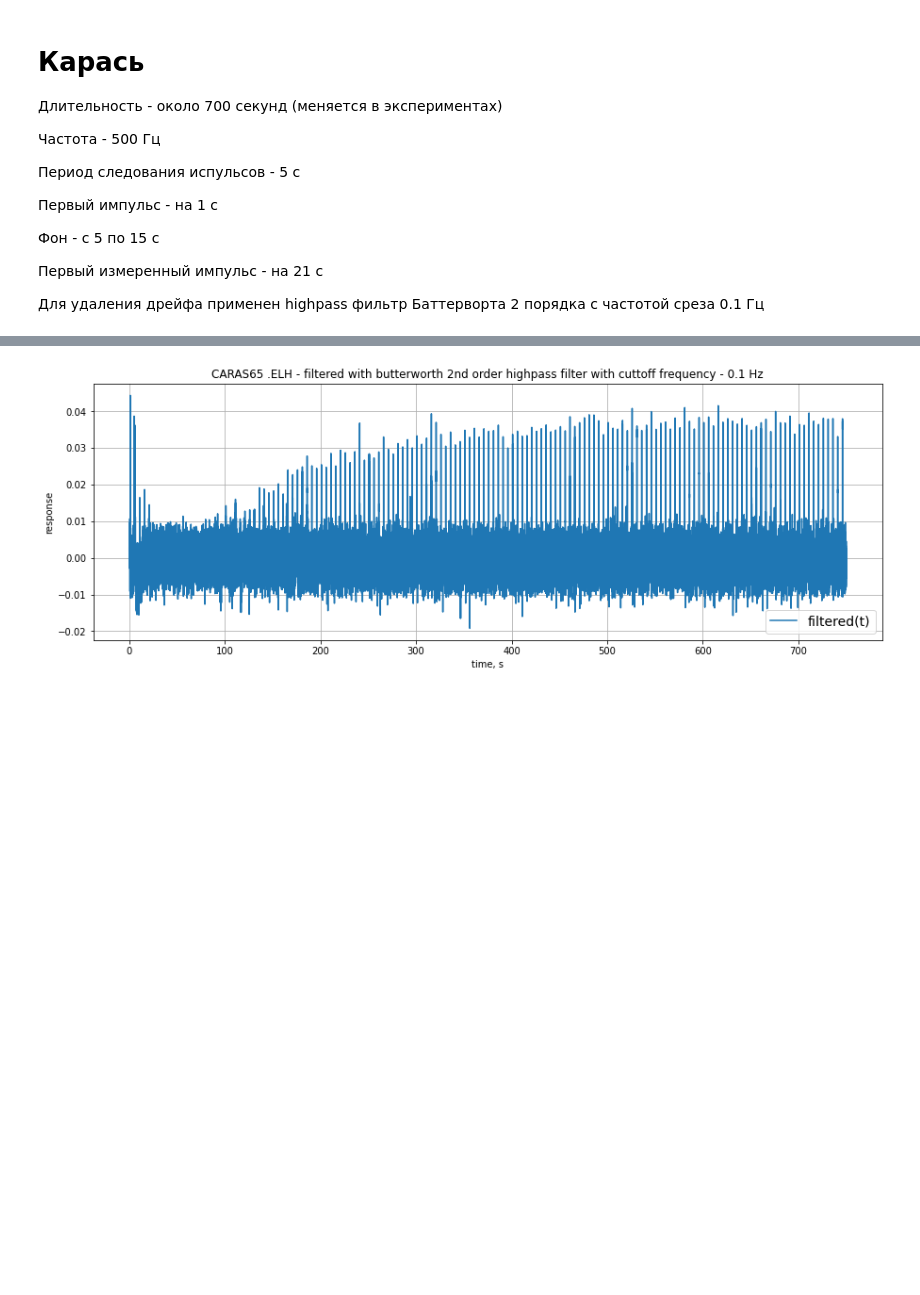
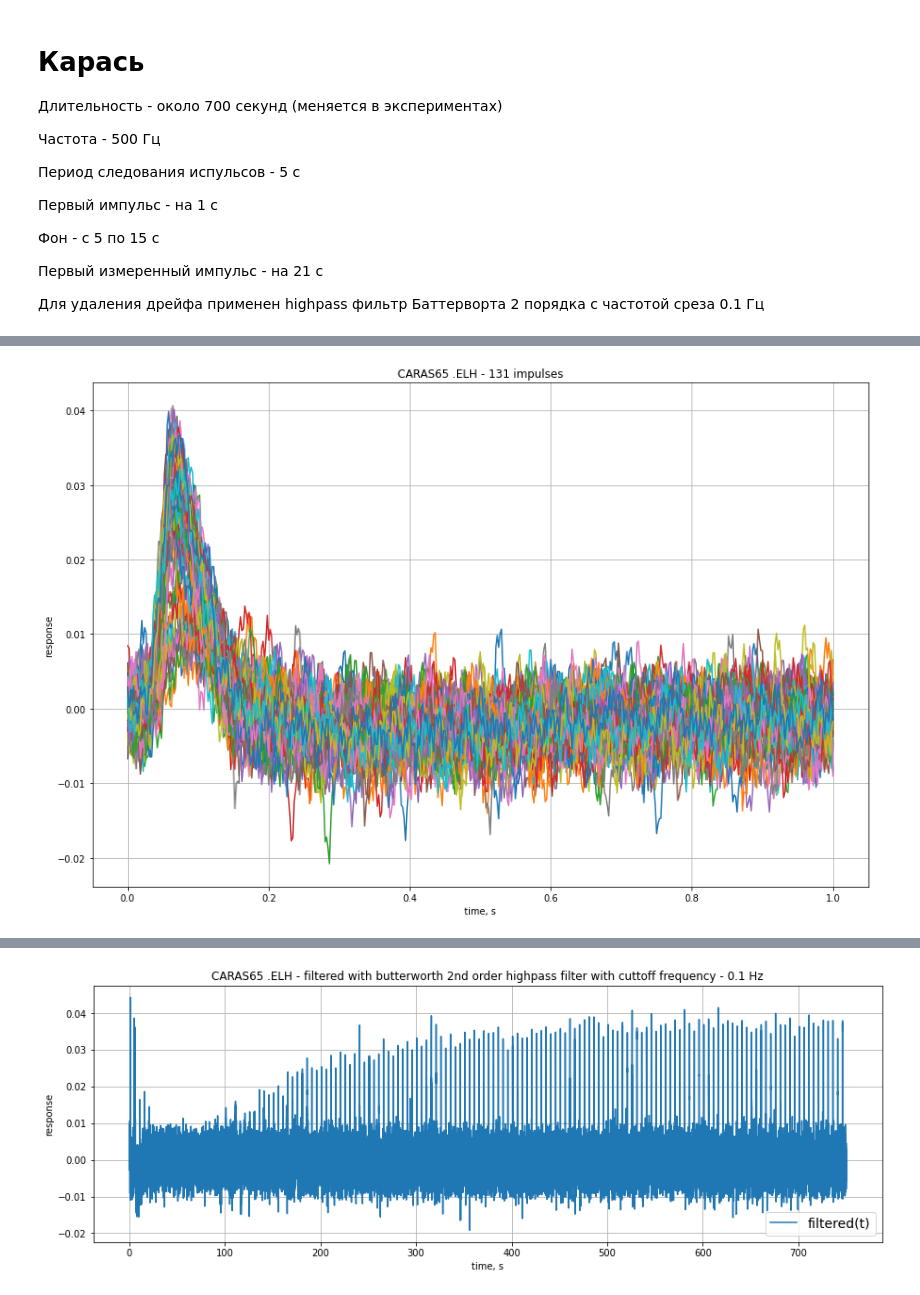
Before and after one commit to AndreiZherder/adaptation-memory, a Jupyter notebook: carassius.ipynb, the cells around one changed output, grey strips where cells are left out. Drawn from its saved outputs; the diff is of its cells as text; code cells hidden in the pictures; blank space fills up the shorter version.

```diff
--- a/carassius.ipynb
+++ b/carassius.ipynb
@@ -48,0 +84,19 @@ ax.grid()
+# %%
+impulses_cnt = ((n - 1) // fs - first_impulse_start_time) // period + 1
+impulses = []
+for i in range(impulses_cnt):
+    start_time = (first_impulse_start_time + period * i) * fs
+    end_time = start_time + fs
+    impulses.append(filtered[start_time:end_time + 1])
+temp_t = np.linspace(0, 1, fs + 1)
+fig, ax = plt.subplots()
+for impulse in impulses:
+    ax.plot(temp_t, impulse)
+fig.set_figwidth(15)
+fig.set_figheight(10)
+ax.set_xlabel('time, s')
+ax.set_ylabel('response')
+ax.set_title(f'{filename} - {impulses_cnt} impulses')
+ax.grid()
+# %% [output]
+[figure, added]
```
Also changed, not shown: parts of 4 cells of this notebook.
